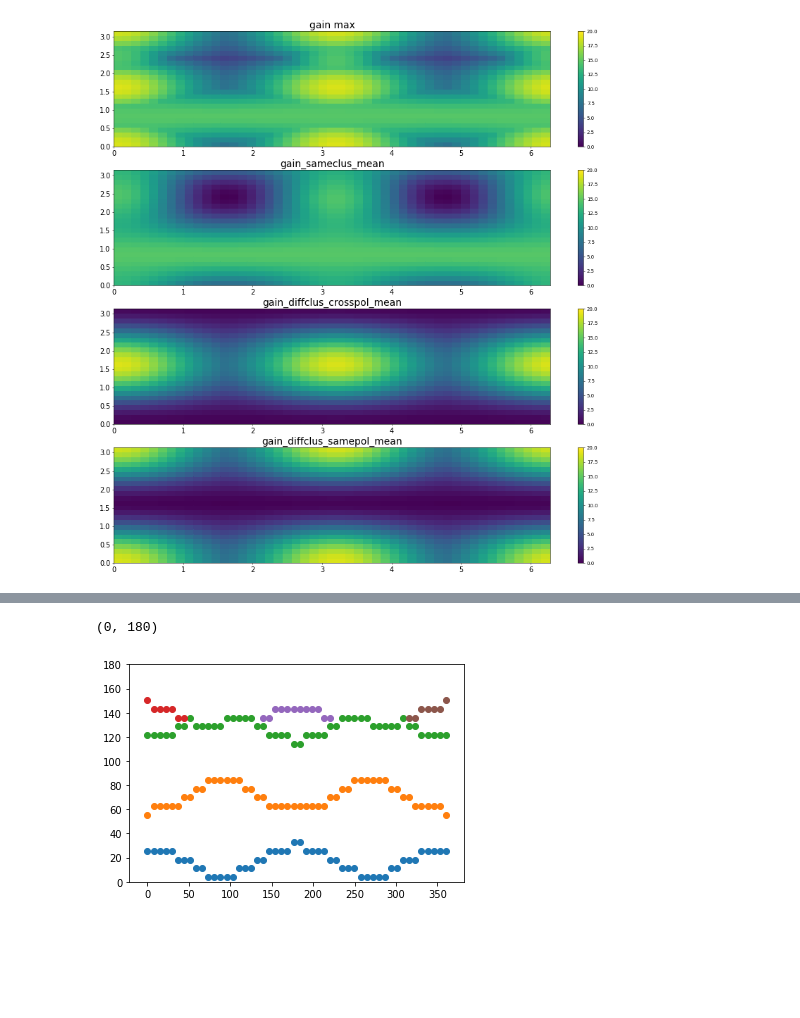
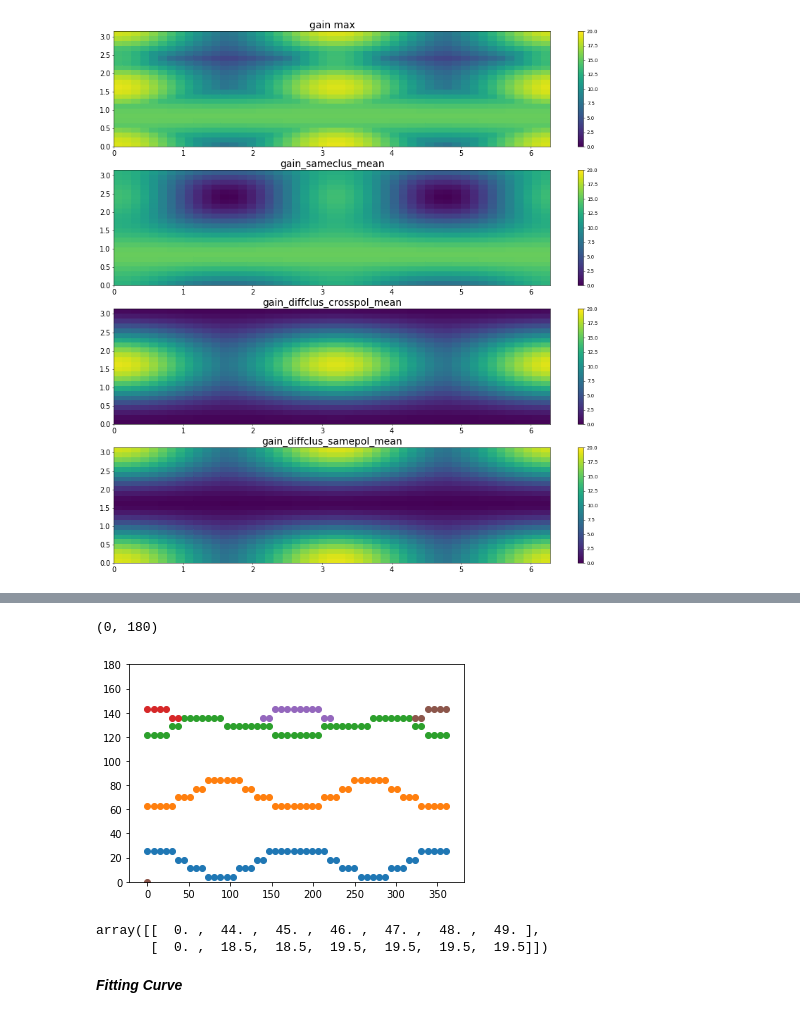
Before and after one commit to dienhoa/hybrid_beamforming_notebook, a Jupyter notebook: Gain Analyse.ipynb, the cells around one changed output, grey strips where cells are left out. Saved outputs shown, nothing was run; the diff lists cells and outputs as text; code cells hidden in the pictures; blank space fills up the shorter version.

```diff
--- a/Gain Analyse.ipynb
+++ b/Gain Analyse.ipynb
@@ -310,21 +311,28 @@ for i in range(angle_number):
             boundary_4[1,i] = (j+j+1)/2
             break
 # %%
-boundary_4_1 = boundary_4[:,:7]
+boundary_4_1 = boundary_4[:,:6]
 boundary_4_2 = boundary_4[:,19:31]
 boundary_4_3 = boundary_4[:,43:50]
 
 plt.scatter(boundary_1[0,:]*360/(angle_number-1),boundary_1[1,:]*360/(angle_number-1))
 
 plt.scatter(boundary_2[0,:]*360/(angle_number-1),boundary_2[1,:]*360/(angle_number-1))
 
 plt.scatter(boundary_3[0,:]*360/(angle_number-1),boundary_3[1,:]*360/(angle_number-1))
 
 plt.scatter(boundary_4_1[0,:]*360/(angle_number-1),boundary_4_1[1,:]*360/(angle_number-1))
 plt.scatter(boundary_4_2[0,:]*360/(angle_number-1),boundary_4_2[1,:]*360/(angle_number-1))
 plt.scatter(boundary_4_3[0,:]*360/(angle_number-1),boundary_4_3[1,:]*360/(angle_number-1))
 
 plt.ylim(0,180)
 # %% [output]
 (0, 180)
-[figure, old version]
+[figure, new version]
+# %%
+boundary_4_3
+# %% [output]
+array([[  0. ,  44. ,  45. ,  46. ,  47. ,  48. ,  49. ],
+       [  0. ,  18.5,  18.5,  19.5,  19.5,  19.5,  19.5]])
+# %% [markdown]
+___Fitting Curve___
```
Also changed, not shown: parts of 14 cells of this notebook, 2 other files.
